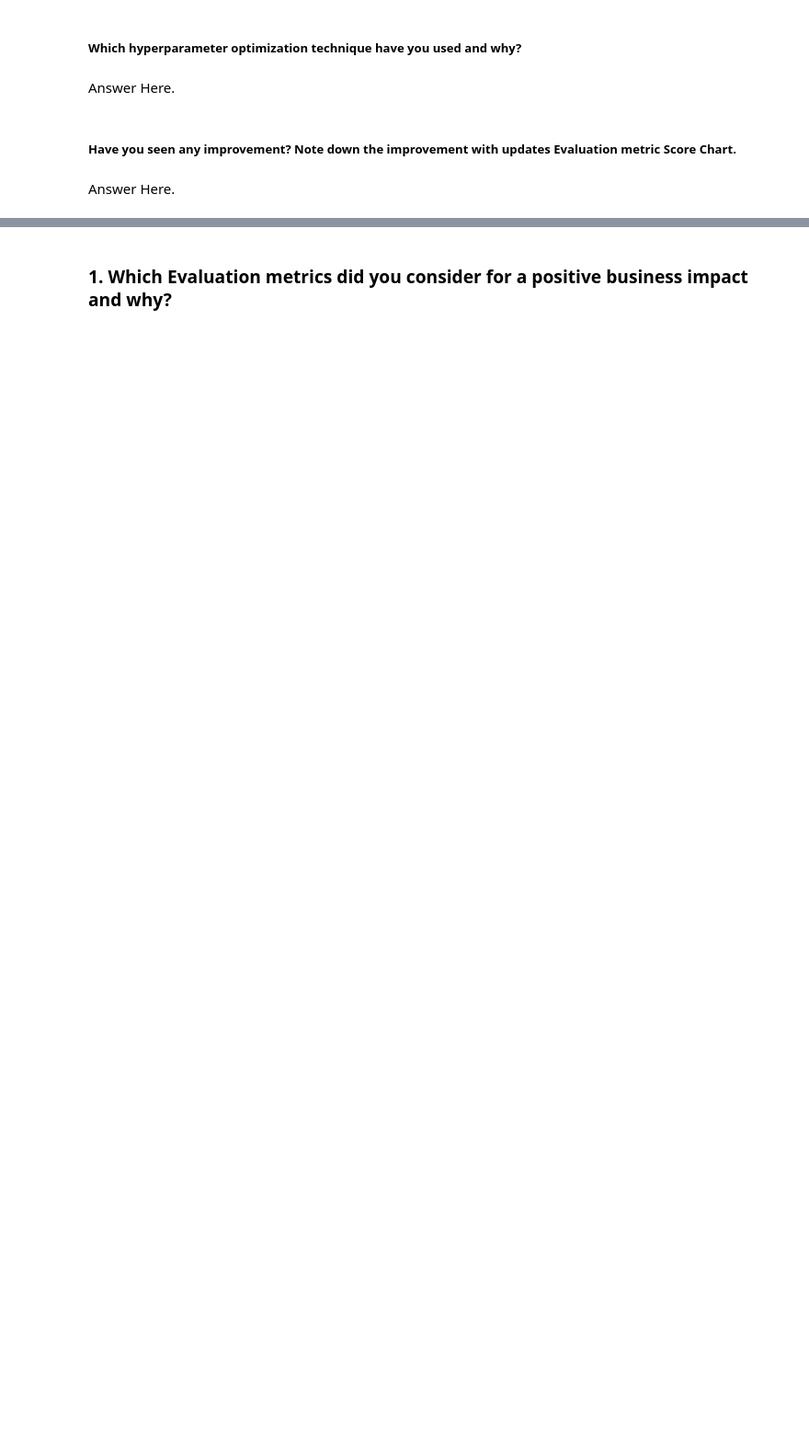
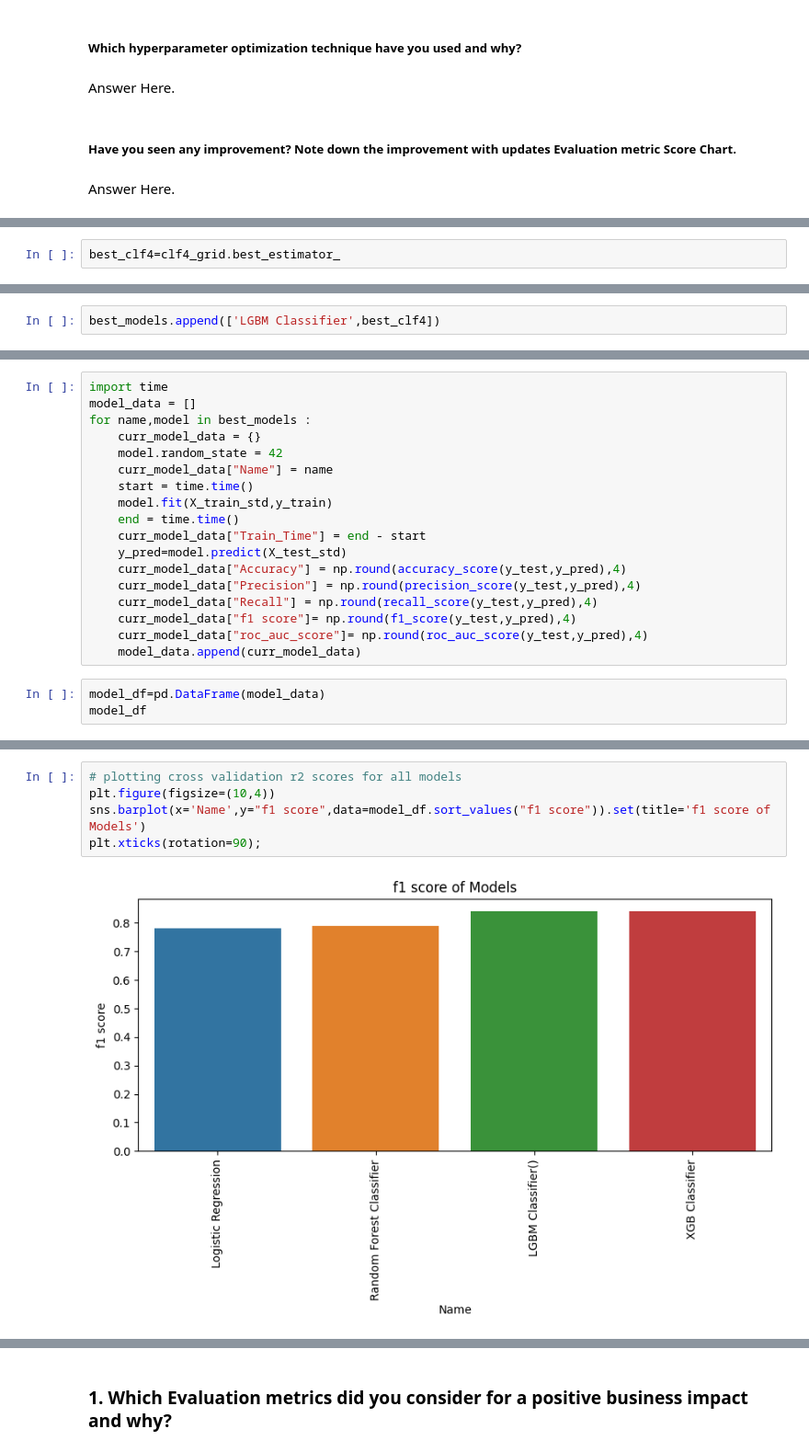
Before and after one commit to Dheeraj-Budhlakoti/Credit_Card_Default_Prediction, a Jupyter notebook: Capstone_Project_Classification_Credit_Card_Default_Prediction (1).ipynb, the cells around one changed output, grey strips where cells are left out. Shown at 92% size. Saved outputs shown, nothing was run; the diff lists cells and outputs as text; blank space fills up the shorter version.

Commit message:
Model Training and Selection Complete

```diff
--- a/Capstone_Project_Classification_Credit_Card_Default_Prediction (1).ipynb
+++ b/Capstone_Project_Classification_Credit_Card_Default_Prediction (1).ipynb
@@ -1469,0 +1674,2 @@ Answer Here.
+# %%
+best_clf4=clf4_grid.best_estimator_
@@ -1469,0 +1683,2 @@ Answer Here.
+# %%
+best_models.append(['LGBM Classifier',best_clf4])
@@ -1469,0 +1716,21 @@ Answer Here.
+# %%
+import time
+model_data = []
+for name,model in best_models :
+    curr_model_data = {}
+    model.random_state = 42
+    curr_model_data["Name"] = name
+    start = time.time()
+    model.fit(X_train_std,y_train)
+    end = time.time()
+    curr_model_data["Train_Time"] = end - start
+    y_pred=model.predict(X_test_std)
+    curr_model_data["Accuracy"] = np.round(accuracy_score(y_test,y_pred),4)
+    curr_model_data["Precision"] = np.round(precision_score(y_test,y_pred),4)
+    curr_model_data["Recall"] = np.round(recall_score(y_test,y_pred),4)
+    curr_model_data["f1 score"]= np.round(f1_score(y_test,y_pred),4)
+    curr_model_data["roc_auc_score"]= np.round(roc_auc_score(y_test,y_pred),4)
+    model_data.append(curr_model_data)
+# %%
+model_df=pd.DataFrame(model_data)
+model_df
@@ -1469,0 +1743,7 @@ Answer Here.
+# %%
+# plotting cross validation r2 scores for all models
+plt.figure(figsize=(10,4))
+sns.barplot(x='Name',y="f1 score",data=model_df.sort_values("f1 score")).set(title='f1 score of Models')
+plt.xticks(rotation=90);
+# %% [output]
+[figure, added]
```
Also changed, not shown: parts of 61 cells of this notebook.
